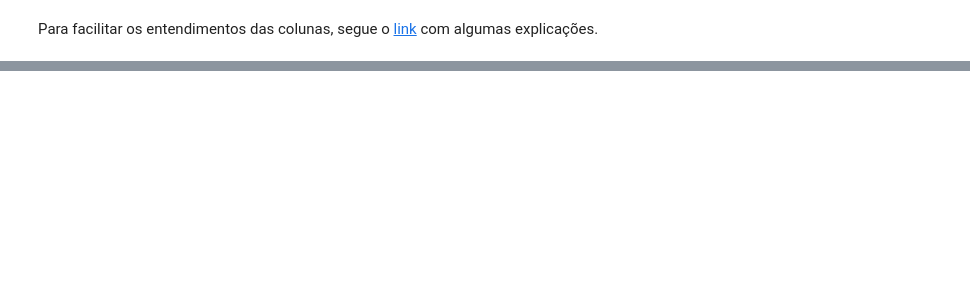
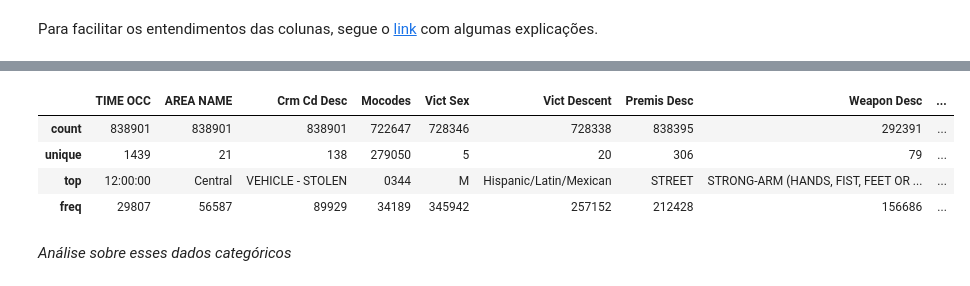
Before and after one commit to N3pomuceno/si_data_viz, a Jupyter notebook: trabalho2/Trabalho2_JoãoNepomuceno.ipynb, the cells around one changed output, grey strips where cells are left out. Cells and saved outputs as stored; diff of their text form; code cells hidden in the pictures; blank space fills up the shorter version.

```diff
--- a/trabalho2/Trabalho2_JoãoNepomuceno.ipynb
+++ b/trabalho2/Trabalho2_JoãoNepomuceno.ipynb
@@ -76,0 +68,46 @@ Colunas que podemos tirar que estão codificadas:
+# %%
+# Novo dataframe que será trabalhado
+df_mod = df_original.drop(lista_exclusao, axis=1)
+# %%
+# Tirando codificação
+decode = {
+    'A' : 'Other Asian',
+    'B' : 'Black',
+    'C' : 'Chinese',
+    'D' : 'Cambodian',
+    'F' : 'Filipino',
+    'G' : 'Guamanian',
+    'H' : 'Hispanic/Latin/Mexican',
+    'I' : 'American Indian/Alaskan Native',
+    'J' : 'Japanese',
+    'K' : 'Korean',
+    'L' : 'Laotian',
+    'O' : 'Other',
+    'P' : 'Pacific Islander',
+    'S' : 'Samoan',
+    'U' : 'Hawaiian',
+    'V' : 'Vietnamese',
+    'W' : 'White',
+    'X' : 'Unknown',
+    'Z' : 'Asian Indian'
+}
+
+df_mod['Vict Descent'] = df_mod['Vict Descent'].replace(decode)
+
+# Alteração de tipos de colunas
+df_mod['Date Rptd'] = pd.to_datetime(df_mod['Date Rptd'], format='%m/%d/%Y %I:%M:%S %p')
+df_mod['DATE OCC'] = pd.to_datetime(df_mod['DATE OCC'], format='%m/%d/%Y %I:%M:%S %p')
+df_mod['TIME OCC'] = df_mod['TIME OCC'].apply(lambda x: datetime.strptime(str(x).zfill(4), "%H%M")).dt.time
+
+# criação de novas colunas
+df_mod['Date diff Rptd - occ'] = df_mod['Date Rptd'] - df_mod['DATE OCC']
+# %%
+df_mod.describe(include=['O'])
+# %% [output]
+|  | TIME OCC | AREA NAME | Crm Cd Desc | Mocodes | Vict Sex | Vict Descent | Premis Desc | Weapon Desc | ... |
+| count | 838901 | 838901 | 838901 | 722647 | 728346 | 728338 | 838395 | 292391 | ... |
+| unique | 1439 | 21 | 138 | 279050 | 5 | 20 | 306 | 79 | ... |
+| top | 12:00:00 | Central | VEHICLE - STOLEN | 0344 | M | Hispanic/Latin/Mexican | STREET | STRONG-ARM (HANDS, FIST, FEET OR ... | ... |
+| freq | 29807 | 56587 | 89929 | 34189 | 345942 | 257152 | 212428 | 156686 | ... |
+# %% [markdown]
+_Análise sobre esses dados categóricos_
```
Also changed, not shown: parts of 22 cells of this notebook.
